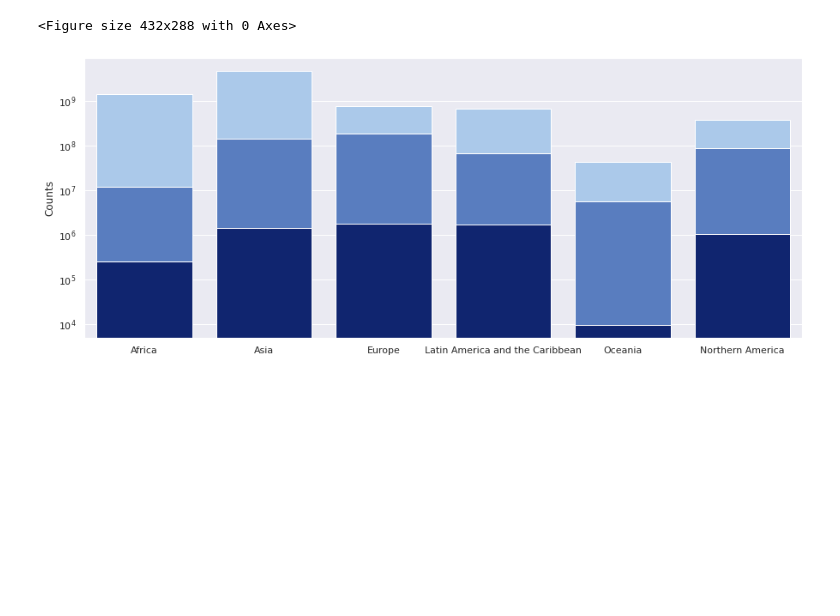
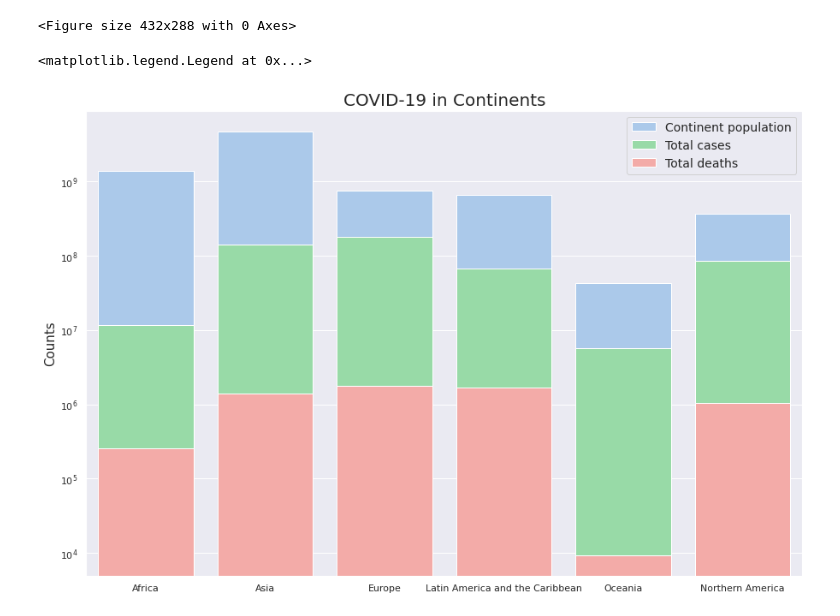
Before and after one commit to DariaPrzytula/Data-Science, a Jupyter notebook: COVID_19_Coronavirus_Pandemic.ipynb, the cells around one changed output. Cells and saved outputs as stored; diff of their text form; code cells hidden in the pictures; blank space fills up the shorter version.

```diff
--- a/COVID_19_Coronavirus_Pandemic.ipynb
+++ b/COVID_19_Coronavirus_Pandemic.ipynb
@@ -119,20 +119,24 @@ fig.show()
 # %% [output]
 <Figure size 432x288 with 0 Axes>
 # %%
-f, ax = plt.subplots(figsize=(15, 6))
+f, ax = plt.subplots(figsize=(15, 10))
 
 sns.set_color_codes("pastel")
 sns.barplot(x=SumTable['index'], y=SumTable['Continent population'], data = SumTable,
-             color="b")
-sns.set_color_codes("muted")
+             label='Continent population', color="b")
+sns.set_color_codes("pastel")
 sns.barplot(x=SumTable['index'], y=SumTable['Total cases'], data=SumTable,
-             color="b")
-sns.set_color_codes("dark")
+             label='Total cases', color="g")
+sns.set_color_codes("pastel")
 sns.barplot(x=SumTable['index'], y=SumTable['Total deaths'], data=SumTable,
-             color="b")
+             label='Total deaths', color="r")
+
+plt.yscale('log')
 
 plt.xlabel("")
-plt.ylabel("Counts")
-plt.yscale('log')
+plt.ylabel("Counts", fontsize=15)
+plt.title('COVID-19 in Continents', fontsize = 20)
+plt.legend(fontsize=14)
 # %% [output]
+<matplotlib.legend.Legend at 0x...>
-[figure, old version]
+[figure, new version]
```
